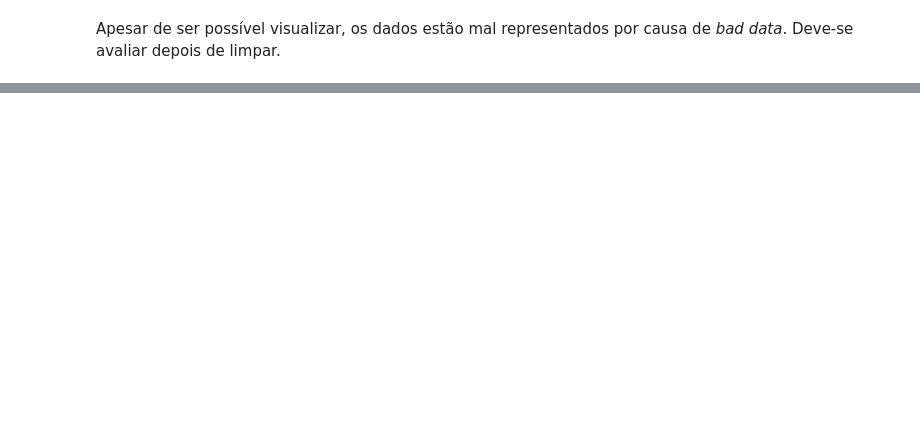
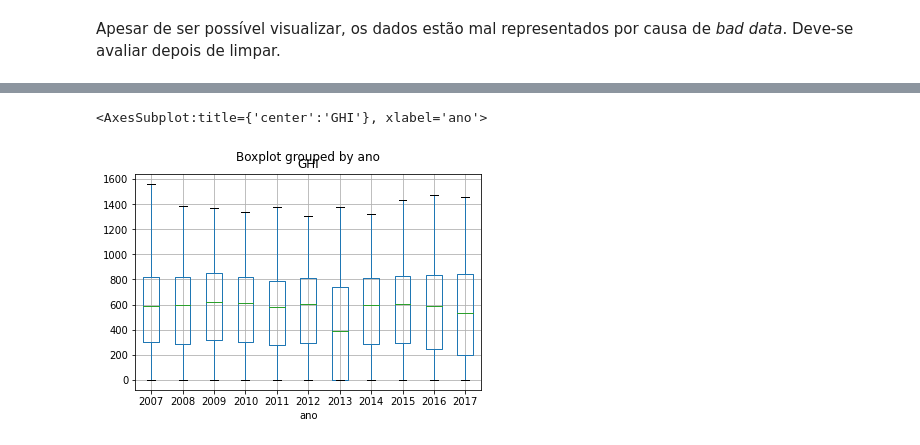
Before and after one commit to leoperegrino/pandas-timeseries, a Jupyter notebook: Análise de Séries Temporais com o Pandas.ipynb, the cells around one changed output, grey strips where cells are left out. Cells and saved outputs as stored; diff of their text form; code cells hidden in the pictures; blank space fills up the shorter version.

```diff
--- a/Análise de Séries Temporais com o Pandas.ipynb
+++ b/Análise de Séries Temporais com o Pandas.ipynb
@@ -124,5 +249,3 @@ $\frac{I_{bn}}{I_g} > 1$
-# %%
-csv['Tracker off'] = (csv['DHI'])/csv['GHI']
 # %% [markdown]
 # Limpando e visualizando
 # %%
@@ -148,0 +288,8 @@ print(f'no momento, tem-se {len(csv)/5_785_920*100:.4}% dos dados iniciais')
+# %%
+# criar nova coluna de datas, nomeada cos_theta
+csv['cos_theta'] = csv.index
+
+# aplicar cos_theta nela
+csv['cos_theta'] = csv['cos_theta'].apply(solar.cos_theta)
+# %%
+csv['Tracker'] = (csv['DHI'] + csv['DNI'] * csv['cos_theta']) / csv['GHI']
@@ -149,3 +313,7 @@ print(f'no momento, tem-se {len(csv)/5_785_920*100:.4}% dos dados iniciais')
+# %%
+csv.drop(index=csv[csv['Tracker'] > 0.85].index, inplace=True)
 # %%
-csv
-csv.boxplot(by='ano', column='Tracker off')
+csv.boxplot(by='ano', column='GHI')
+# %% [output]
+<AxesSubplot:title={'center':'GHI'}, xlabel='ano'>
+[figure, added]
```
Also changed, not shown: parts of 30 cells of this notebook, 1 other file.
